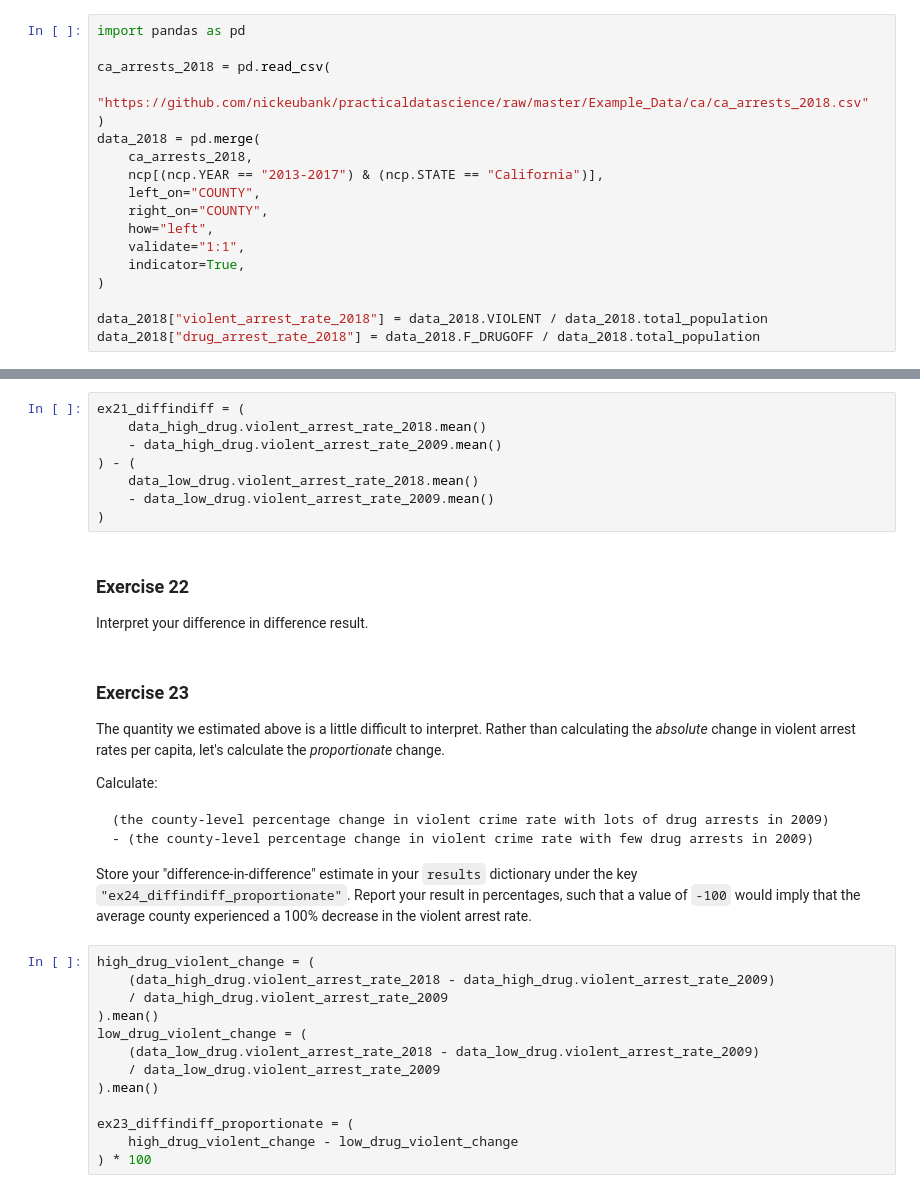
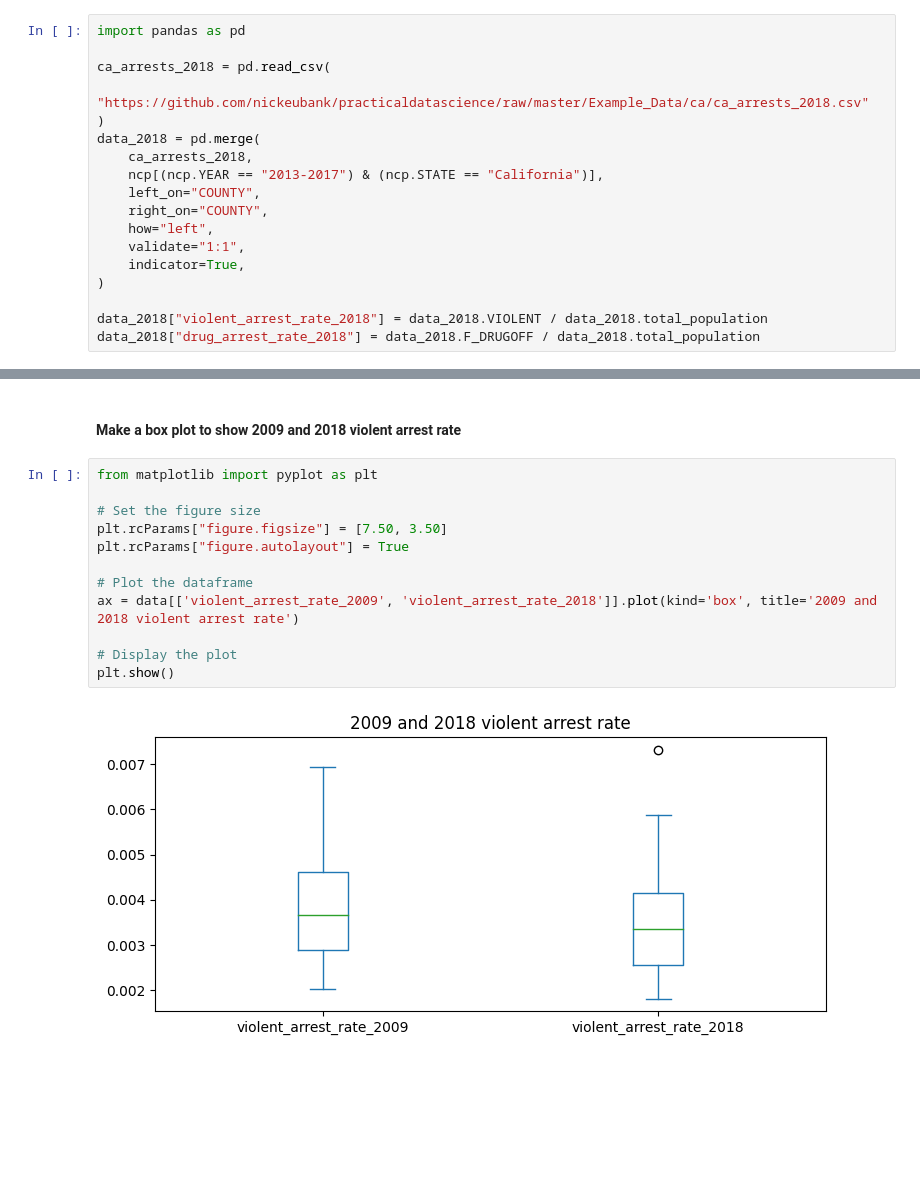
Before and after one commit to minlingz/colab, a Jupyter notebook: exercise_merging.ipynb, the cells around one changed output, grey strips where cells are left out. Cells and saved outputs as stored; diff of their text form; blank space fills up the shorter version.

````diff
--- a/exercise_merging.ipynb
+++ b/exercise_merging.ipynb
@@ -352,37 +185,16 @@ Store your "difference-in-difference" estimate in your `results` dictionary unde
-# %%
-ex21_diffindiff = (
-    data_high_drug.violent_arrest_rate_2018.mean()
-    - data_high_drug.violent_arrest_rate_2009.mean()
-) - (
-    data_low_drug.violent_arrest_rate_2018.mean()
-    - data_low_drug.violent_arrest_rate_2009.mean()
-)
-# %% [markdown]
-### Exercise 22
-
-Interpret your difference in difference result.
-# %% [markdown]
-### Exercise 23
-
-The quantity we estimated above is a little difficult to interpret. Rather than calculating the *absolute* change in violent arrest rates per capita, let's calculate the *proportionate* change.
-
-Calculate:
-
-```
-(the county-level percentage change in violent crime rate with lots of drug arrests in 2009)
-- (the county-level percentage change in violent crime rate with few drug arrests in 2009)
-```
-Store your "difference-in-difference" estimate in your `results` dictionary under the key `"ex24_diffindiff_proportionate"`. Report your result in percentages, such that a value of `-100` would imply that the average county experienced a 100% decrease in the violent arrest rate.
-# %%
-high_drug_violent_change = (
-    (data_high_drug.violent_arrest_rate_2018 - data_high_drug.violent_arrest_rate_2009)
-    / data_high_drug.violent_arrest_rate_2009
-).mean()
-low_drug_violent_change = (
-    (data_low_drug.violent_arrest_rate_2018 - data_low_drug.violent_arrest_rate_2009)
-    / data_low_drug.violent_arrest_rate_2009
-).mean()
-
-ex23_diffindiff_proportionate = (
-    high_drug_violent_change - low_drug_violent_change
-) * 100
+# %% [markdown]
+#### Make a box plot to show 2009 and 2018 violent arrest rate
+# %%
+from matplotlib import pyplot as plt
+
+# Set the figure size
+plt.rcParams["figure.figsize"] = [7.50, 3.50]
+plt.rcParams["figure.autolayout"] = True
+
+# Plot the dataframe
+ax = data[['violent_arrest_rate_2009', 'violent_arrest_rate_2018']].plot(kind='box', title='2009 and 2018 violent arrest rate')
+
+# Display the plot
+plt.show()
+# %% [output]
+[figure, added]
````
Also changed, not shown: parts of 54 cells of this notebook.
